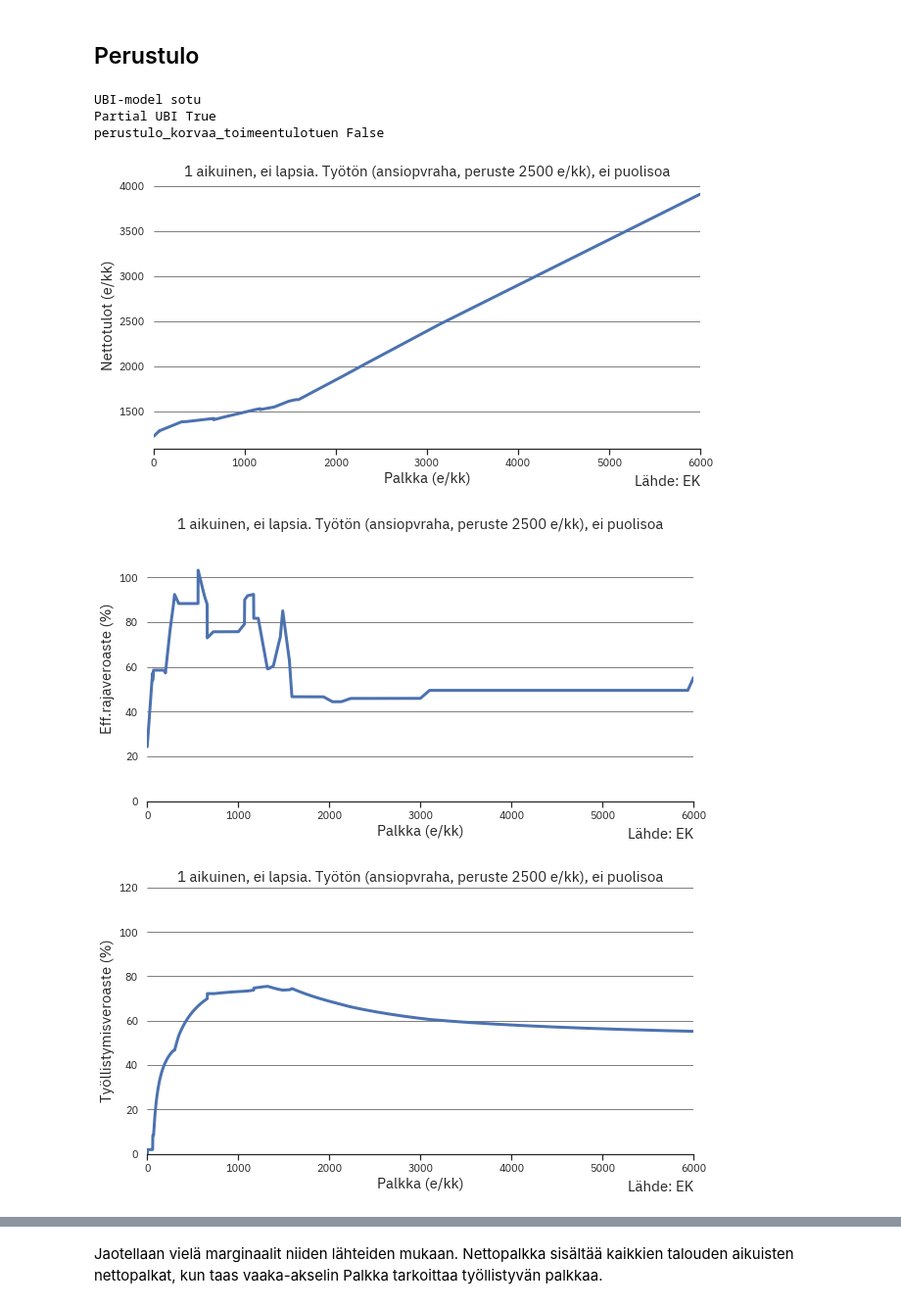
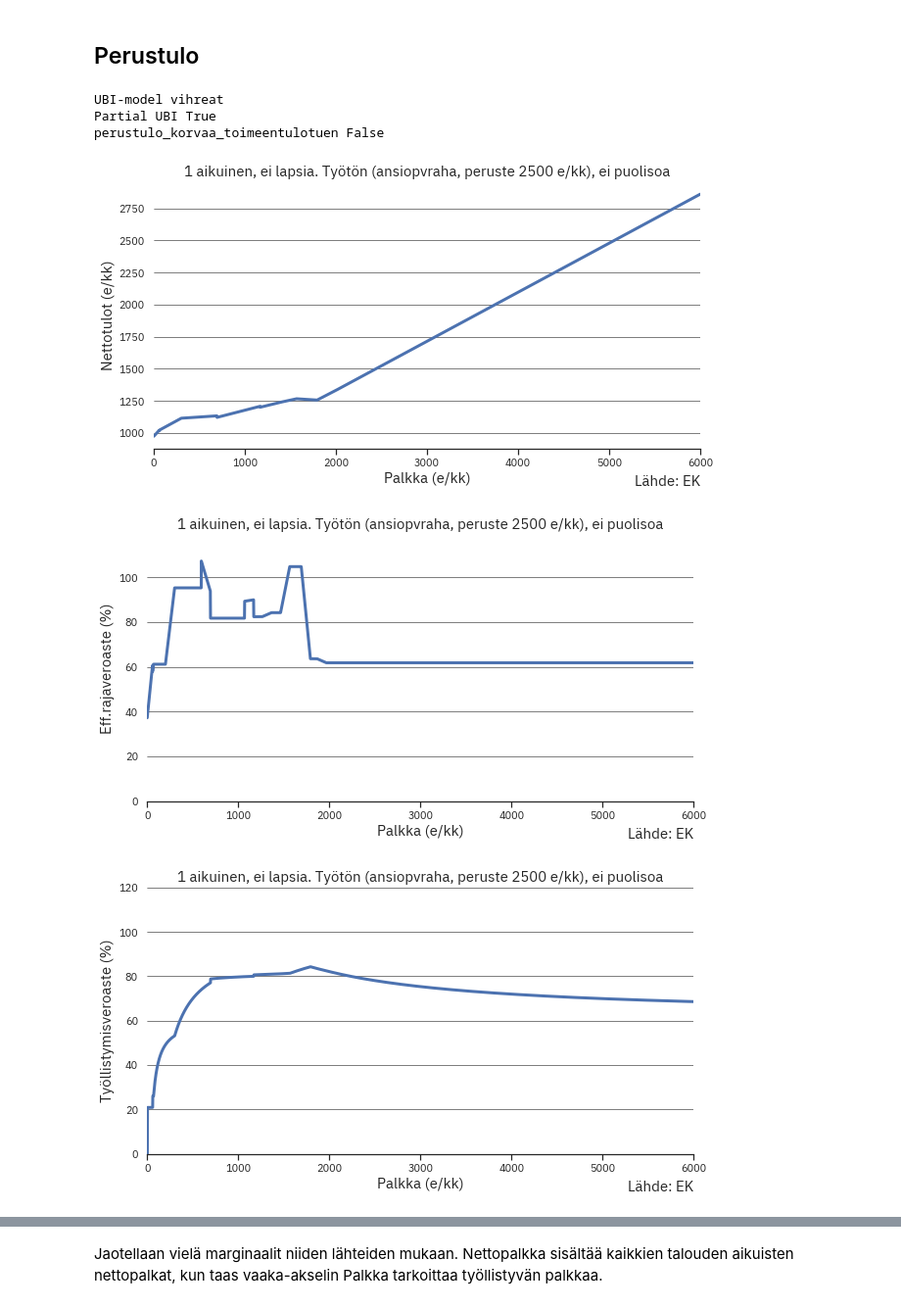
Before and after one commit to ajtanskanen/benefits, a Jupyter notebook: perustulo.ipynb, the cells around one changed output, grey strips where cells are left out. Shown at 98% size. Saved outputs shown, nothing was run; the diff lists cells and outputs as text; code cells hidden in the pictures.

```diff
--- a/perustulo.ipynb
+++ b/perustulo.ipynb
@@ -41,7 +38,7 @@ Tarkastetaan vielä, millaisia parametrejä p:hen on syötetty
 Itse laskenta koostuu kahdesta rivistä koodia. Alustetaan objektia ben kirjastosta fin_benefits. Tämän jälkeen sitä voi kutsua laskemaan marginaalit ja plottamaan ne.
 # %%
 # Luokka Benefits() sisältää koodin
-year=2018
+year=2022
 baseline_ben=fin_benefits.Benefits()
 baseline_ben.set_year(year)
 marg=fin_benefits.Marginals(baseline_ben,year=year)
@@ -65,23 +62,23 @@ marg.laske_ja_plottaa_marginaalit(p)
 ## Perustulo
 # %%
 # Luokka Benefits() sisältää koodin
-#kw={'perustulomalli':'vihreat'}
+kw={'perustulomalli':'vihreat'}
 #kw={'perustulomalli':'Kela'}
-kw={'perustulomalli':'sotu'}
+#kw={'perustulomalli':'sotu'}
 #kw={'perustulomalli':'sotu_matala'}
 #kw={'perustulomalli':'asetettava','perustulo_asetettava':800}
 
 
 ben=fin_benefits.BasicIncomeBenefits(kwargs=kw)
-ben.set_year(2018)
+ben.set_year(year)
 basic_marg=fin_benefits.Marginals(ben,year=year)
 
 # ja lasketaan & plotataan tulokset
 bi_netto,bi_eff,bi_tva,bi_osatva=basic_marg.laske_ja_plottaa(p)
 # %% [output]
-UBI-model sotu
+UBI-model vihreat
 Partial UBI True
 perustulo_korvaa_toimeentulotuen False
-[figure, old version]
+[figure, new version]
-[figure, old version]
+[figure, new version]
-[figure, old version]
+[figure, new version]
```
Also changed, not shown: parts of 16 cells of this notebook, 21 other files.
